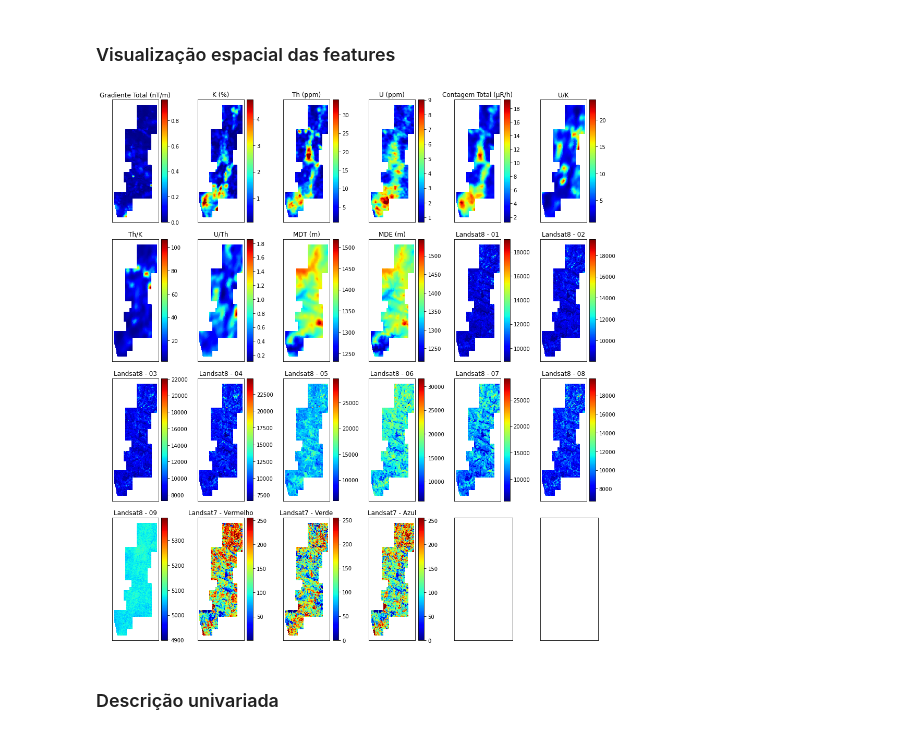
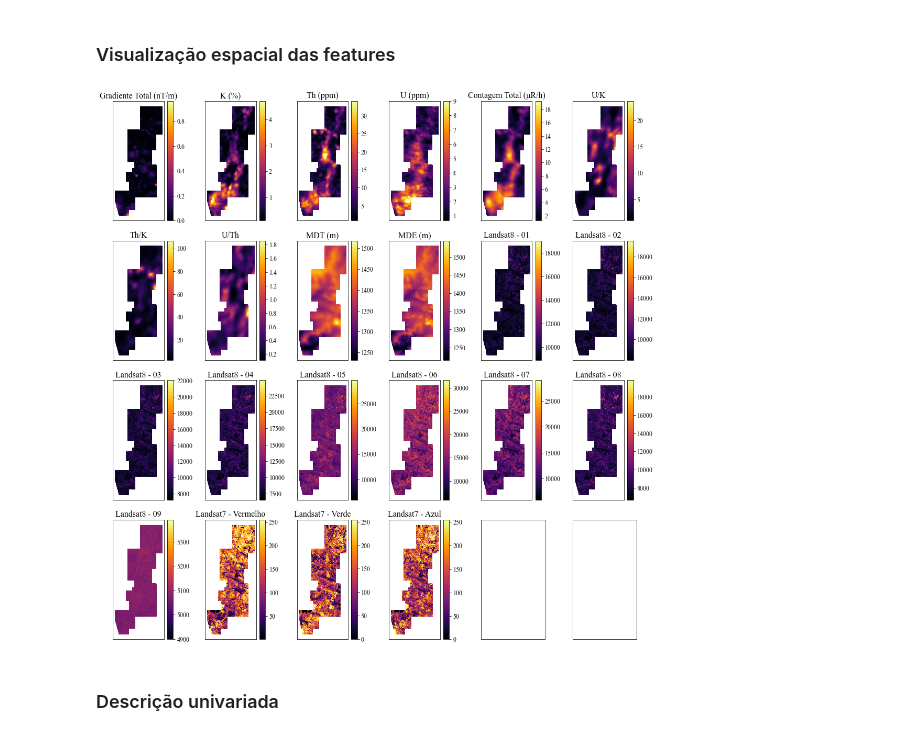
Before and after one commit to fnaghetini/Mapa-Preditivo, a Jupyter notebook: notebook.ipynb, the cells around one changed output. Cells and saved outputs as stored; diff of their text form; code cells hidden in the pictures.

Commit message:
Update heatmap

```diff
--- a/notebook.ipynb
+++ b/notebook.ipynb
@@ -464,7 +464,9 @@ for f, t in zip(FEAT, titles):
 # %% [markdown]
 ##### Parâmetros de gráficos
 # %%
-cm = 'jet'       # mapa de cores
+plt.rcParams.update({'font.family':'Times New Roman', 'font.size' : 12})
+fs_title = 16
+cm = 'inferno'       # mapa de cores
 mk = 's'         # estilo do marcador (quadrado)
 sz = 1           # tamanho do marcador
 col = 'orange'   # cor dos histogramas
@@ -593,19 +595,19 @@ df[GF].describe(percentiles = [0.10, 0.25, 0.50, 0.75, 0.995]).T
 # %% [markdown]
 ### Visualização espacial das features
 # %%
-fig, axs = plt.subplots(nrows = 4, ncols = 6, figsize = (14, 15),
+fig, axs = plt.subplots(nrows = 4, ncols = 6, figsize = (15, 15),
                         subplot_kw = {'xticks' : [], 'yticks' : []})
 
 X, Y = COORD[0], COORD[1]
 
 for ax, f in zip(axs.flat, dic_features):
     g = ax.scatter(data = df, x = X, y = Y, c = f, cmap = cm, s = sz, marker = mk)
     fig.colorbar(g, ax = ax)
-    ax.set_title(str(dic_features[f]))
+    ax.set_title(str(dic_features[f]), size = fs_title)
 
 plt.tight_layout();
 # %% [output]
-[figure, old version]
+[figure, new version]
 # %% [markdown]
 ### Descrição univariada
 # %% [markdown]
```
Also changed, not shown: parts of 8 cells of this notebook.
